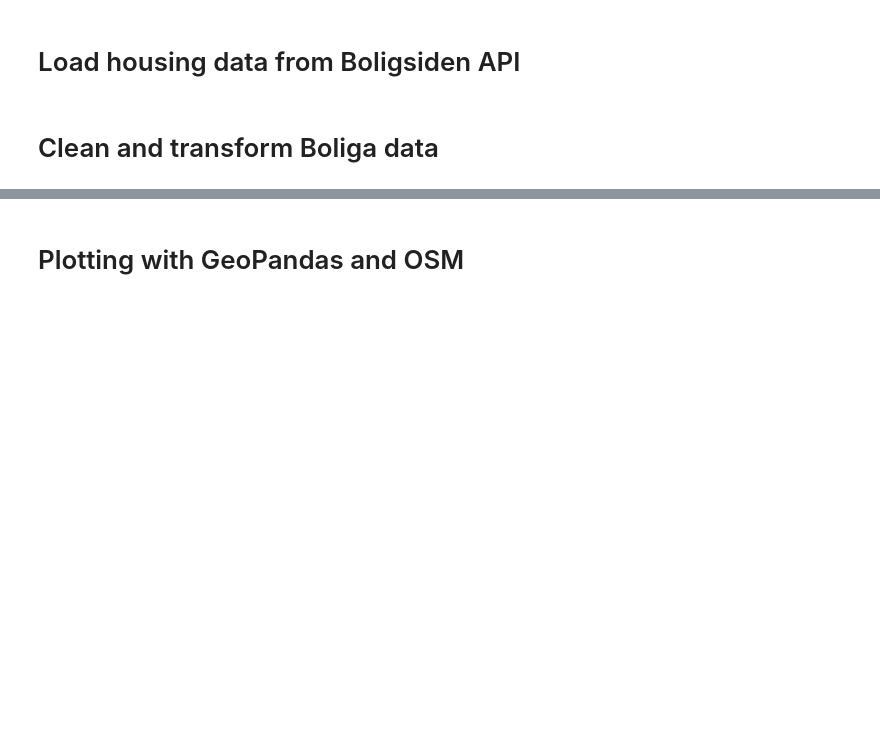
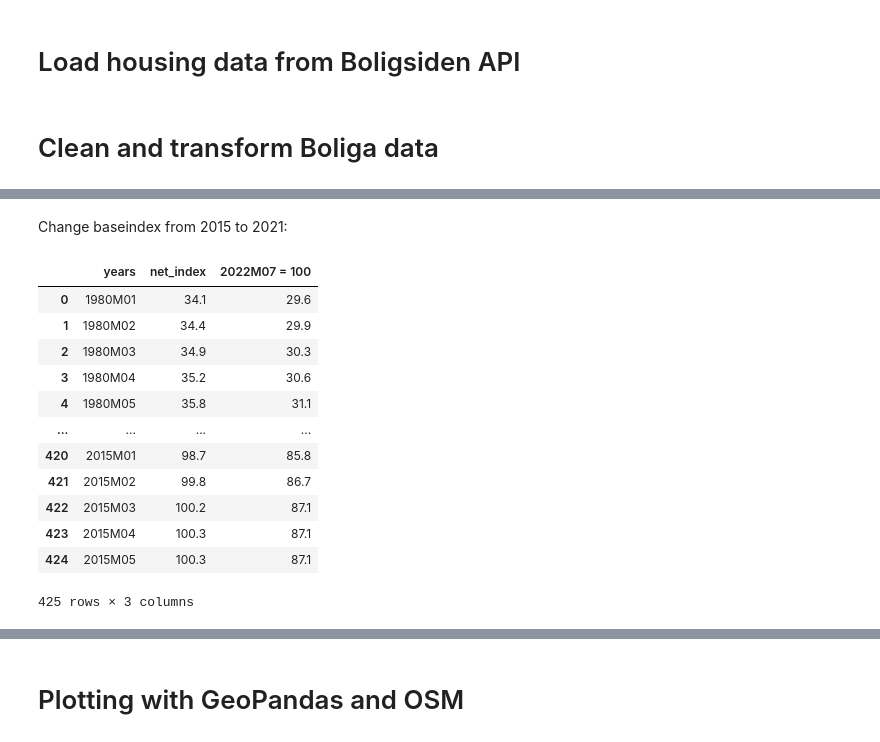
Before and after one commit to yapicikerem/ISDS_G9, a Jupyter notebook: data_analysis.ipynb, the cells around one changed output, grey strips where cells are left out. Saved outputs shown, nothing was run; the diff lists cells and outputs as text; code cells hidden in the pictures; blank space fills up the shorter version.

```diff
--- a/data_analysis.ipynb
+++ b/data_analysis.ipynb
@@ -201,0 +239,19 @@ houses = houses.loc[(houses['sqmPrice']<=160000) & (houses['sqmPrice']>=10000)]
+# %% [markdown]
+Change baseindex from 2015 to 2021:
+# %%
+net_inflation['2022M07 = 100'] =  round(net_inflation['net_index']/net_inflation['net_index'].iloc[-1]*100,1)
+net_inflation.head(425)
+# %% [output]
+|  | years | net_index | 2022M07 = 100 |
+| 0 | 1980M01 | 34.1 | 29.6 |
+| 1 | 1980M02 | 34.4 | 29.9 |
+| 2 | 1980M03 | 34.9 | 30.3 |
+| 3 | 1980M04 | 35.2 | 30.6 |
+| 4 | 1980M05 | 35.8 | 31.1 |
+| ... | ... | ... | ... |
+| 420 | 2015M01 | 98.7 | 85.8 |
+| 421 | 2015M02 | 99.8 | 86.7 |
+| 422 | 2015M03 | 100.2 | 87.1 |
+| 423 | 2015M04 | 100.3 | 87.1 |
+| 424 | 2015M05 | 100.3 | 87.1 |
+425 rows × 3 columns
```
Also changed, not shown: parts of 16 cells of this notebook, 1 other file.
